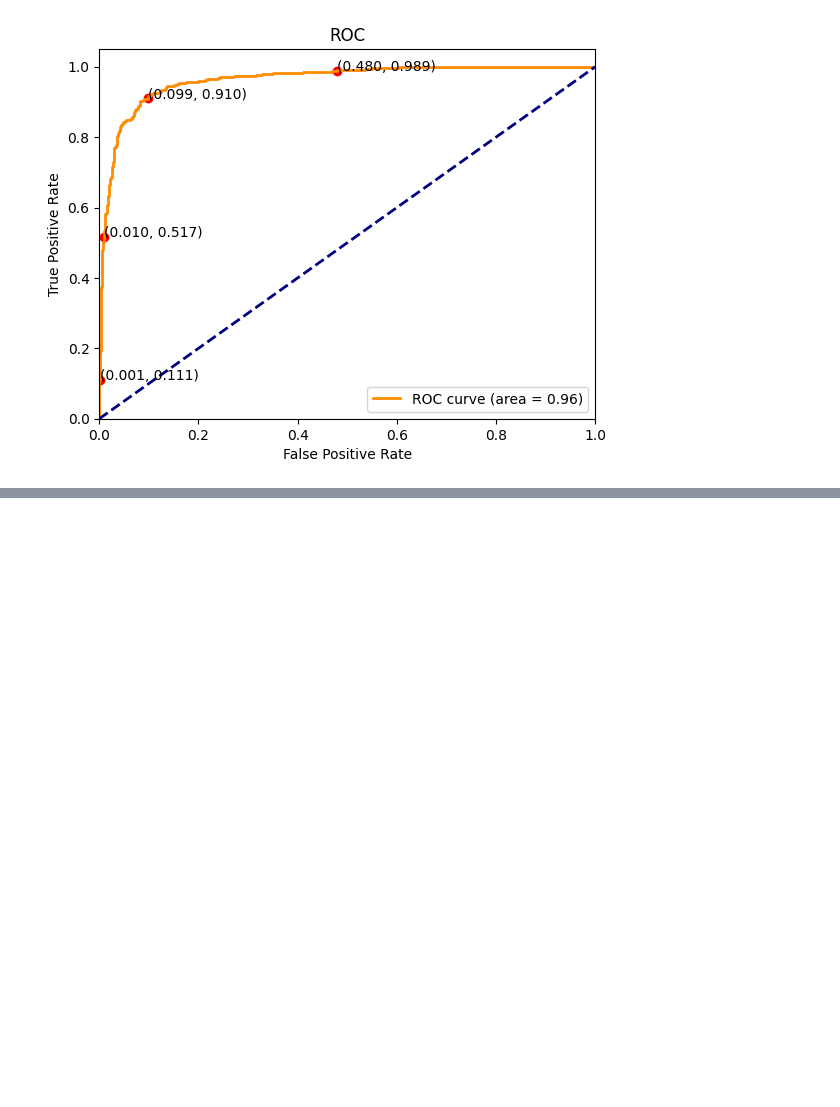
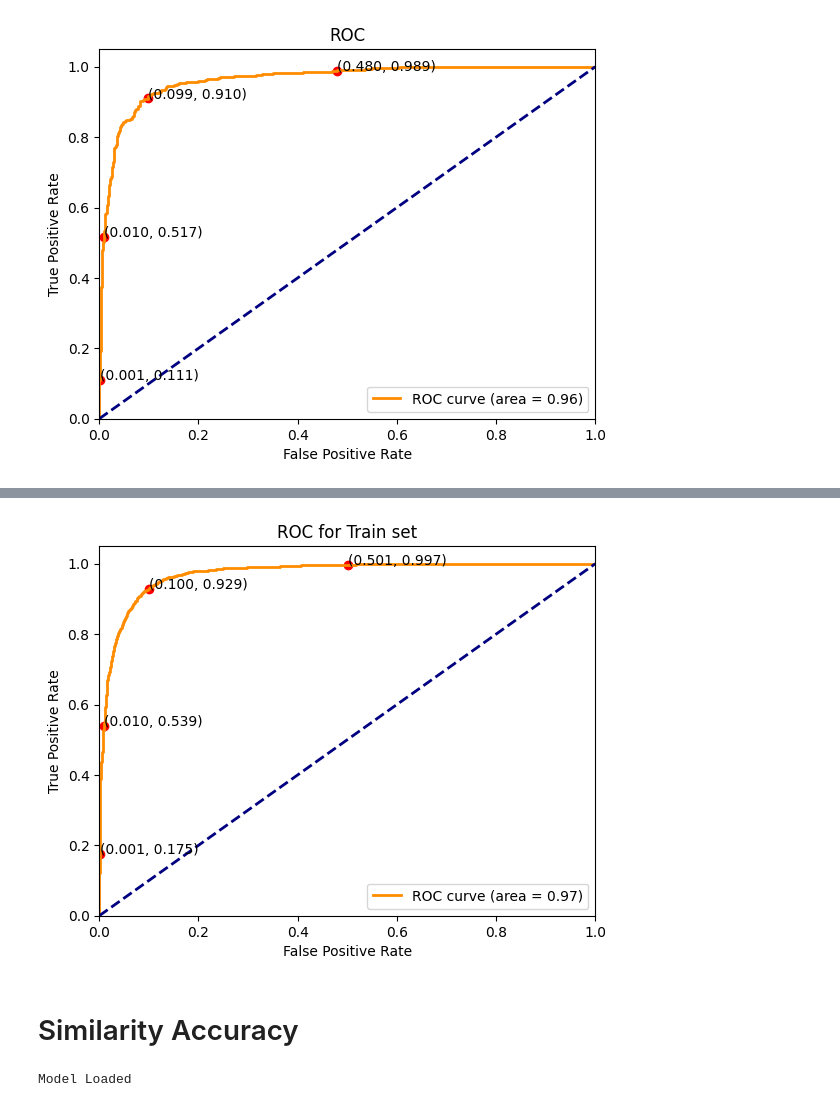
Before and after one commit to Arhosseini77/ADDNN_2023, a Jupyter notebook: HW5/HW5_ADNN_triplet_loss.ipynb, the cells around one changed output, grey strips where cells are left out. Cells and saved outputs as stored; diff of their text form; code cells hidden in the pictures; blank space fills up the shorter version.

```diff
--- a/HW5/HW5_ADNN_triplet_loss.ipynb
+++ b/HW5/HW5_ADNN_triplet_loss.ipynb
@@ -70,0 +61,3 @@ df.head(n=5)
+# %%
+df = pd.read_csv('triplets.csv')
+df.head(n=5)
@@ -606,0 +556,45 @@ plt.show()
+# %%
+from sklearn.metrics import roc_curve, auc
+# Compute ROC curve and ROC area
+fpr, tpr, _ = roc_curve(true_labels, similarity_scores)
+roc_auc = auc(fpr, tpr)
+# %%
+# Function to find closest index in an array to a given value
+def find_nearest(array, value):
+    array = np.asarray(array)
+    idx = (np.abs(array - value)).argmin()
+    return idx
+
+# Desired FPR values
+desired_fprs = [0.5, 0.1, 0.01, 0.001]
+
+# Find nearest FPRs and corresponding TPRs
+nearest_fprs = [fpr[find_nearest(fpr, desired_fpr)] for desired_fpr in desired_fprs]
+nearest_tprs = [tpr[find_nearest(fpr, desired_fpr)] for desired_fpr in desired_fprs]
+
+# Plot ROC curve
+plt.figure()
+plt.plot(fpr, tpr, color='darkorange', lw=2, label='ROC curve (area = %0.2f)' % roc_auc)
+plt.plot([0, 1], [0, 1], color='navy', lw=2, linestyle='--')
+
+# Annotate desired points
+for fpr_point, tpr_point in zip(nearest_fprs, nearest_tprs):
+    plt.scatter(fpr_point, tpr_point, color='red')
+    plt.text(fpr_point, tpr_point, f'({fpr_point:.3f}, {tpr_point:.3f})')
+
+plt.xlim([0.0, 1.0])
+plt.ylim([0.0, 1.05])
+plt.xlabel('False Positive Rate')
+plt.ylabel('True Positive Rate')
+plt.title('ROC for Train set')
+plt.legend(loc="lower right")
+plt.show()
+# %% [output]
+[figure, added]
+# %% [markdown]
+# Similarity Accuracy
+# %%
+model.load_state_dict(torch.load("best_model_triplet2.pt"))
+print("Model Loaded")
+# %% [output]
+Model Loaded
```
Also changed, not shown: parts of 10 cells of this notebook, 3 other files.
